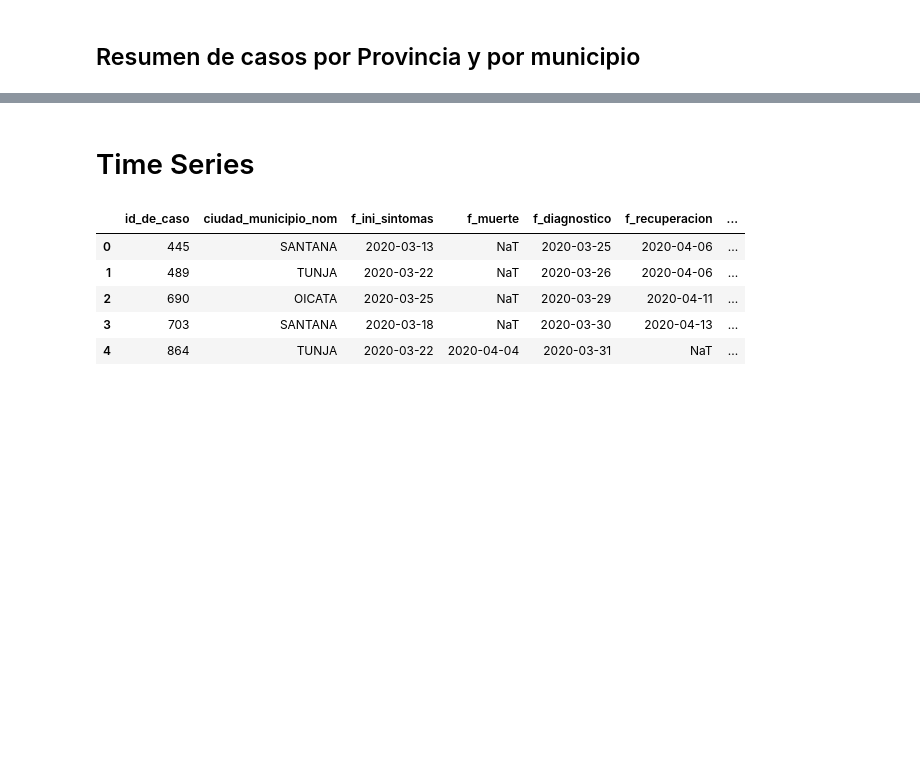
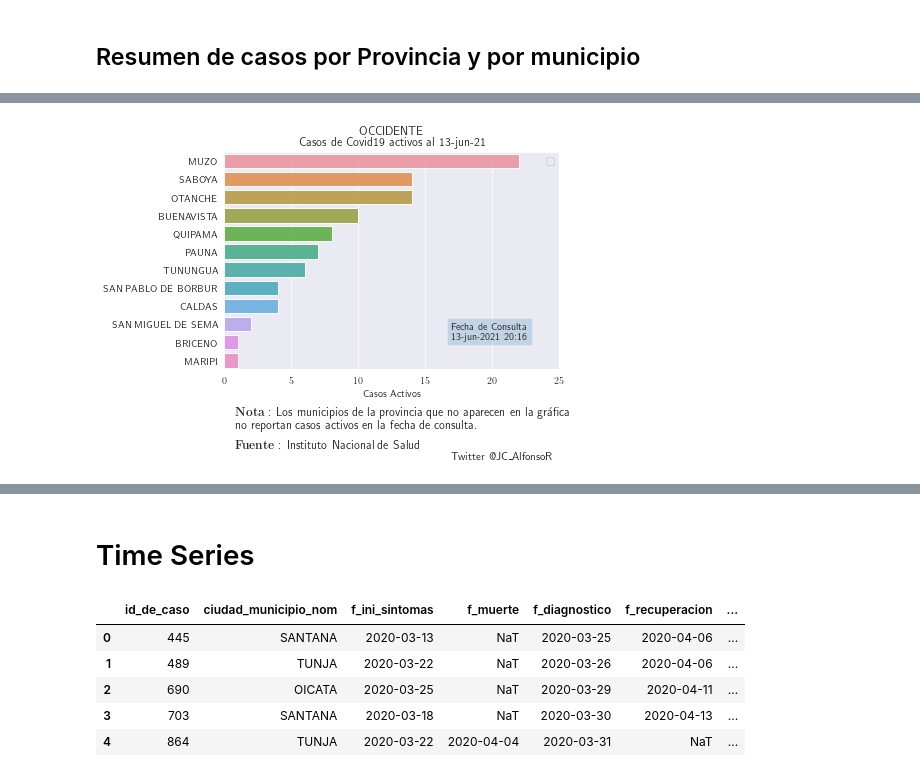
Before and after one commit to JC-AlfonsoR/covid_data_col, a Jupyter notebook: graphics.ipynb, the cells around one changed output, grey strips where cells are left out. Cells and saved outputs as stored; diff of their text form; code cells hidden in the pictures; blank space fills up the shorter version.

Commit message:
Add data procesing for export to flourish.com

```diff
--- a/graphics.ipynb
+++ b/graphics.ipynb
@@ -246,8 +246,8 @@ print(resumen_m.astype(int).head(20))
 
 # count "ID de caso" to compare with same calculation from the "Recuperado Column"
 #df.groupby("Nombre municipio")["ID de caso"].agg(np.count_nonzero).sort_values(ascending=False)
-top5 = resumen_m.sort_values("Activo", ascending=False).head(5).reset_index()["ciudad_municipio_nom"]
-print("\n\nTOP 5\n",top5)
+top6 = resumen_m.sort_values("Activo", ascending=False).head(6).reset_index()["ciudad_municipio_nom"]
+print("\n\nTOP 6\n",top6)
 # %% [output]
 recuperado            Activo  Fallecido  N/A  Recuperado
 ciudad_municipio_nom
@@ -424,0 +269,16 @@ plt.savefig('p.png',dpi=300,bbox_inches='tight')
+# %%
+# Tag top-6 towns as "TOP 6" in provincia column
+index_top6 = df["ciudad_municipio_nom"].isin(top6)
+df.loc[index_top6,"provincia_mayuscula"] = "TOP 6"
+df.loc[index_top6,"provincia_tildes"] = "Municipios con más Casos"
+
+# List of Provincias
+provincias = nombres_provincias["provincia_mayuscula"].value_counts()
+provincias = list(provincias.index)
+provincias.append("TOP 6")
+print(provincias)
+
+provincias_tildes = nombres_provincias["provincia_tildes"].value_counts()
+provincias_tildes = list(provincias_tildes.index)
+provincias_tildes.append("Municipios con más Casos")
+print(provincias_tildes)
@@ -424,0 +288,76 @@ plt.savefig('p.png',dpi=300,bbox_inches='tight')
+# %%
+sns.set_style("darkgrid")
+
+for provincia in provincias:
+    print("Procesando Datos de Provincia ---", provincia)
+
+
+    # Subset data
+    #q1 = "recuperado=='Activo' or recuperado=='Fallecido'"
+    q2 = "recuperado=='Activo'"
+    df_subset = df.query(q2)
+    df_subset = df_subset[df_subset.provincia_mayuscula==provincia]
+    order_list = df_subset["ciudad_municipio_nom"].value_counts().index
+
+    #Plot data
+    g = sns.countplot(data=df_subset,
+                 y="ciudad_municipio_nom",
+                       alpha=0.9,
+                      order = order_list)
+                    #hue="recuperado",
+    #for p in ax.patches:
+            #ax.annotate('{:f}'.format(p.get_height()), (p.get_x(), p.get_height()))
+            #ax.annotate('{:d}'.format(p.get_width()), (p.get_width(),p.get_y()+0.5))
+
+    # Miscellaneous
+    g.set(xlabel= "Casos Activos",
+          ylabel="",
+          title= provincia + "\n Casos de Covid19 activos al " + download_date.strftime('%d-%b-%y'))
+          #yticklabels=p_names_to_show)
+    #plt.ylabel("")
+    #plt.legend()
+    #g.set_yticklabels(p_names_to_show)
+    #plt.figtext(0.5, 0.01, "one text and next text", ha="center", fontsize=18, bbox={"facecolor":"orange", "alpha":0.5, "pad":5})
+
+    # Make Sure x_ticks are ints
+    old_ticks = g.get_xticks()
+    floats_in_ticks = np.any(np.mod(old_ticks,2)!=0)
+    if floats_in_ticks:
+        new_ticks = old_ticks.astype(int)
+        g.set_xticks(new_ticks)
+    plt.legend("")
+    disclaimer = r"$\bf{Fuente}$ : Instituto Nacional de Salud"
+
+    disclaimer2 = r"$\bf{Nota}$ :" + " Los municipios de la provincia que no aparecen en la gráfica \nno reportan casos activos en la fecha de consulta."
+    author = r"Twitter @JC\_AlfonsoR"
+    disclaimer4 = "Fecha de Consulta\n" + download_date.strftime('%d-%b-%Y %H:%M')
+
+    figtext_start_y = -0.08
+    fs = 12
+    figtext_start_x = 0.15
+
+    plt.figtext(figtext_start_x,
+                figtext_start_y-0.07,
+                disclaimer,
+                ha="left", fontsize=fs, wrap=True)
+
+    plt.figtext(figtext_start_x,
+                figtext_start_y,
+                disclaimer2,
+                ha="left", fontsize=fs, wrap=True)
+
+    plt.figtext(0.65,
+                figtext_start_y-1.5*0.07,
+                author,
+                ha="left", fontsize=fs-1, wrap=True)
+
+    plt.figtext(0.65,
+                0.23,
+                disclaimer4,
+                bbox={"alpha":0.2})
+
+    #plt.tight_layout() # Make matplotlib save the whole figure content -> dont cut anything
+    plt.savefig("log/"+provincia+'_'+download_date.strftime('%d_%m_%y_%H_%M')+'.png', dpi=300, bbox_inches='tight')
+    plt.show()
+    plt.cla()
+# %% [output]
@@ -424,0 +365 @@ plt.savefig('p.png',dpi=300,bbox_inches='tight')
+[figure, added]
```
Also changed, not shown: parts of 16 cells of this notebook.
